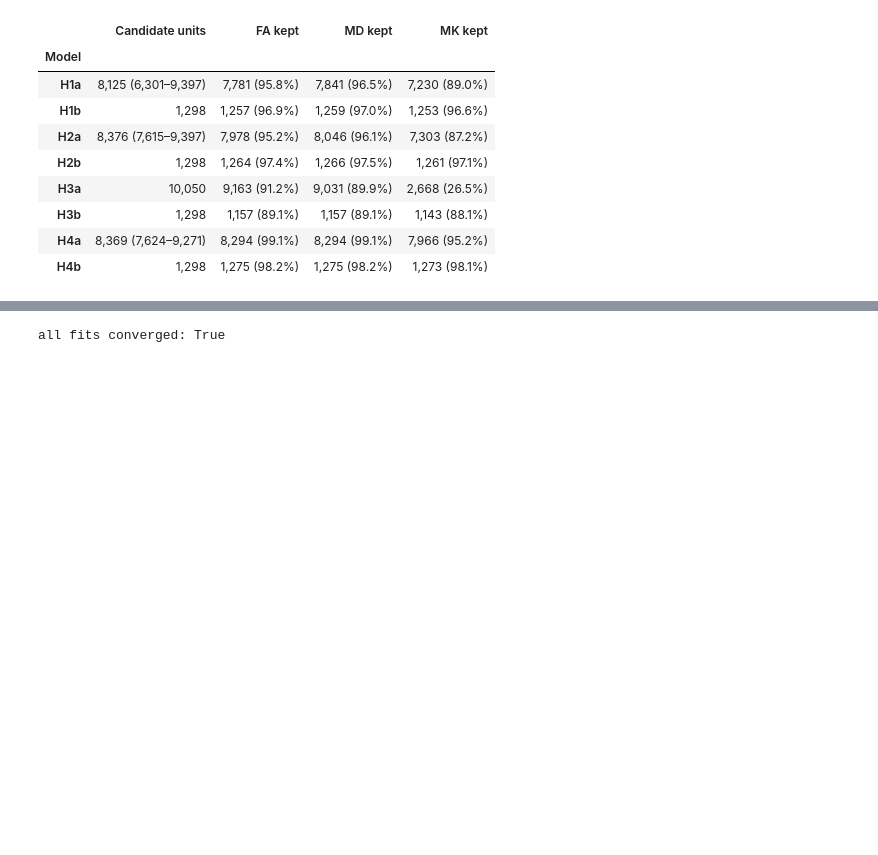
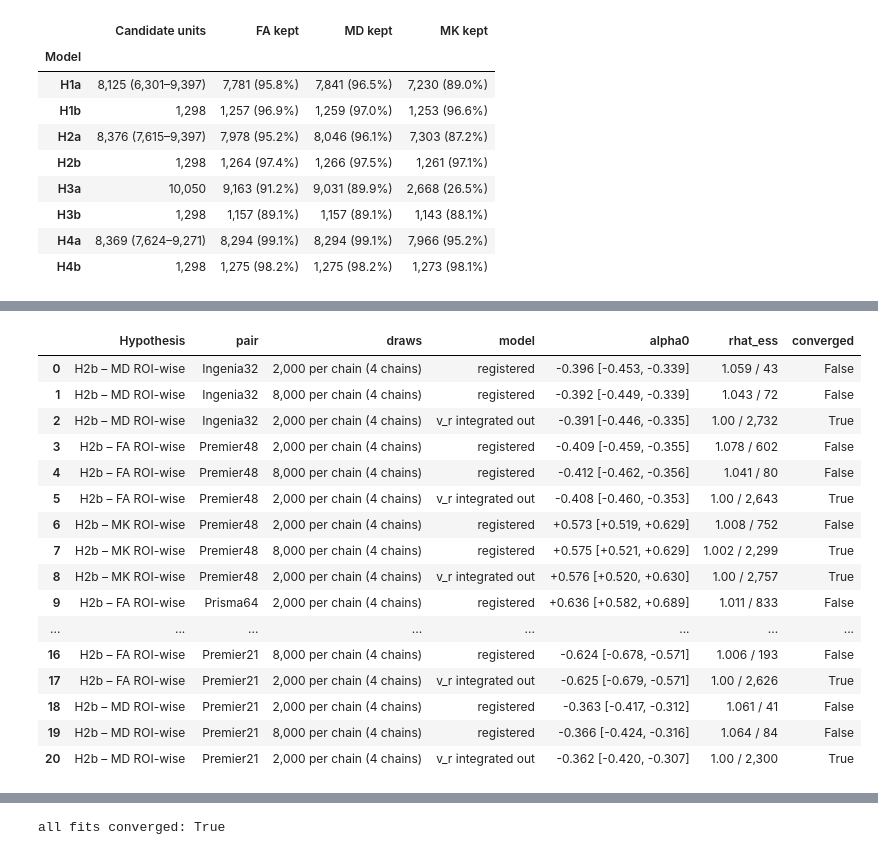
Before and after one commit to SPMIC-UoN/harmonisation-with-denoising, a Jupyter notebook: stage2/results/Sensitivity.ipynb, the cells around one changed output, grey strips where cells are left out. Cells and saved outputs as stored; diff of their text form; code cells hidden in the pictures; blank space fills up the shorter version.

```diff
--- a/stage2/results/Sensitivity.ipynb
+++ b/stage2/results/Sensitivity.ipynb
@@ -63,8 +64,0 @@ pd.DataFrame(rows).set_index("Model")
-# %%
-out = []
-for h in ("H2", "H3"):
-    t = figs.results_table(DERIV, h, rerun=True)
-    key = [c for c in ("Hypothesis", "pair") if c in t]
-    out.append(t[t.groupby(key).run.transform(lambda r: (r != "").any())])
-for t in out:
-    print(t.drop(columns=[c for c in t if t[c].isna().all()]).to_string(index=False), "\n")
@@ -88,0 +104,69 @@ H3a – MK voxel-wise x4 draws 0.072 [0.028, 0.169] 0.127 [0.053, 0.280] +0.055
+# %%
+def conv(rhat, ess):
+    return rhat < 1.01 and ess > 1000
+
+
+def h2b_runs(job):
+    runs = []
+    for model, d, draws in (("registered", A / "results", "2,000"), ("registered", A / "results_extended_x4", "8,000"),
+                            ("v_r integrated out", A / "results_h2b_integrated", "2,000")):
+        if not (d / job / "result.json").is_file():
+            continue
+        r = json.loads((d / job / "result.json").read_text())
+        if model == "registered":
+            s = pd.read_csv(d / job / "summary.csv").set_index("param").loc["alpha0"]
+            m, lo, hi, rh, ess = s["mean"], s.q2_5, s.q97_5, s.rhat, s.ess_bulk
+        else:
+            m, lo, hi, rh, ess = r["mean_alpha0"], r["q2_5"], r["q97_5"], r["rhat_alpha0"], r["ess_alpha0"]
+        runs.append(dict(draws=f"{draws} per chain (4 chains)", model=model, alpha0=f"{m:+.3f} [{lo:+.3f}, {hi:+.3f}]",
+                         rhat_ess=f"{rh:.3f} / {ess:,.0f}" if model == "registered" else f"{rh:.2f} / {ess:,.0f}",
+                         converged=conv(rh, ess), divergences=r["n_divergences"], alpha0_mean=m))
+    return runs
+
+
+jobs = sorted(p.name for p in (A / "results").glob("H2b_*"))
+rows, all_rows = [], []
+for job in jobs:
+    _, sub, m = job.split("_")
+    for r in h2b_runs(job):
+        r = dict(Hypothesis=f"H2b – {m} ROI-wise", pair=SHORT[sub], **r)
+        all_rows.append(r)
+s16 = pd.DataFrame(all_rows)
+failing = s16[(s16.model == "registered") & s16.draws.str.startswith("2,000") & ~s16.converged][["Hypothesis", "pair"]]
+s16a = s16.merge(failing)
+display(s16a.drop(columns=["divergences", "alpha0_mean"]))
+
+reg = s16[(s16.model == "registered") & s16.draws.str.startswith("2,000")].set_index(["Hypothesis", "pair"])
+x4 = s16[s16.draws.str.startswith("8,000")].set_index(["Hypothesis", "pair"])
+integ = s16[s16.model == "v_r integrated out"].set_index(["Hypothesis", "pair"])
+print(f"registered H2b: {(~reg.converged).sum()} of {len(reg)} not converged; divergences in every fit: "
+      f"{reg.divergences.min():,}–{reg.divergences.max():,} of 8,000 draws")
+print(f"4x draws: {x4.converged.sum()} of {len(x4)} converged; divergences {x4.divergences.min():,}–{x4.divergences.max():,} of 32,000; "
+      f"max |change in alpha0| {(x4.alpha0_mean - reg.alpha0_mean.loc[x4.index]).abs().max():.3f}")
+print(f"v_r integrated out: {integ.converged.sum()} of {len(integ)} converged (alpha0); divergences: "
+      + ", ".join(f"{h} {p}: {v}" for (h, p), v in integ.divergences.items() if v) +
+      f"; max |change in alpha0| {(integ.alpha0_mean - reg.alpha0_mean).abs().max():.3f}")
+print("v_r integrated out, the fits that met the criteria as registered: bulk ESS >=",
+      int(pd.Series([json.loads((A / 'results_h2b_integrated' / j / 'result.json').read_text())['ess_alpha0'] for j in jobs],
+                    index=[(f"H2b – {j.split('_')[2]} ROI-wise", SHORT[j.split('_')[1]]) for j in jobs]).loc[reg.index[reg.converged]].min()))
+ri = pd.read_csv(A / "results_h2b_integrated" / "results.csv")
+print(f"v_r integrated out: lowest log10 BF10 {ri.log10_BF10.min():.1f}; all parameters converged in "
+      f"{ri.converged_all_params.sum()} of {len(ri)}")
+# %% [output]
+|  | Hypothesis | pair | draws | model | alpha0 | rhat_ess | converged |
+| 0 | H2b – MD ROI-wise | Ingenia32 | 2,000 per chain (4 chains) | registered | -0.396 [-0.453, -0.339] | 1.059 / 43 | False |
+| 1 | H2b – MD ROI-wise | Ingenia32 | 8,000 per chain (4 chains) | registered | -0.392 [-0.449, -0.339] | 1.043 / 72 | False |
+| 2 | H2b – MD ROI-wise | Ingenia32 | 2,000 per chain (4 chains) | v_r integrated out | -0.391 [-0.446, -0.335] | 1.00 / 2,732 | True |
+| 3 | H2b – FA ROI-wise | Premier48 | 2,000 per chain (4 chains) | registered | -0.409 [-0.459, -0.355] | 1.078 / 602 | False |
+| 4 | H2b – FA ROI-wise | Premier48 | 8,000 per chain (4 chains) | registered | -0.412 [-0.462, -0.356] | 1.041 / 80 | False |
+| 5 | H2b – FA ROI-wise | Premier48 | 2,000 per chain (4 chains) | v_r integrated out | -0.408 [-0.460, -0.353] | 1.00 / 2,643 | True |
+| 6 | H2b – MK ROI-wise | Premier48 | 2,000 per chain (4 chains) | registered | +0.573 [+0.519, +0.629] | 1.008 / 752 | False |
+| 7 | H2b – MK ROI-wise | Premier48 | 8,000 per chain (4 chains) | registered | +0.575 [+0.521, +0.629] | 1.002 / 2,299 | True |
+| 8 | H2b – MK ROI-wise | Premier48 | 2,000 per chain (4 chains) | v_r integrated out | +0.576 [+0.520, +0.630] | 1.00 / 2,757 | True |
+| 9 | H2b – FA ROI-wise | Prisma64 | 2,000 per chain (4 chains) | registered | +0.636 [+0.582, +0.689] | 1.011 / 833 | False |
+| ... | ... | ... | ... | ... | ... | ... | ... |
+| 16 | H2b – FA ROI-wise | Premier21 | 8,000 per chain (4 chains) | registered | -0.624 [-0.678, -0.571] | 1.006 / 193 | False |
+| 17 | H2b – FA ROI-wise | Premier21 | 2,000 per chain (4 chains) | v_r integrated out | -0.625 [-0.679, -0.571] | 1.00 / 2,626 | True |
+| 18 | H2b – MD ROI-wise | Premier21 | 2,000 per chain (4 chains) | registered | -0.363 [-0.417, -0.312] | 1.061 / 41 | False |
+| 19 | H2b – MD ROI-wise | Premier21 | 8,000 per chain (4 chains) | registered | -0.366 [-0.424, -0.316] | 1.064 / 84 | False |
+| 20 | H2b – MD ROI-wise | Premier21 | 2,000 per chain (4 chains) | v_r integrated out | -0.362 [-0.420, -0.307] | 1.00 / 2,300 | True |
```
Also changed, not shown: parts of 16 cells of this notebook, 13 other files.
